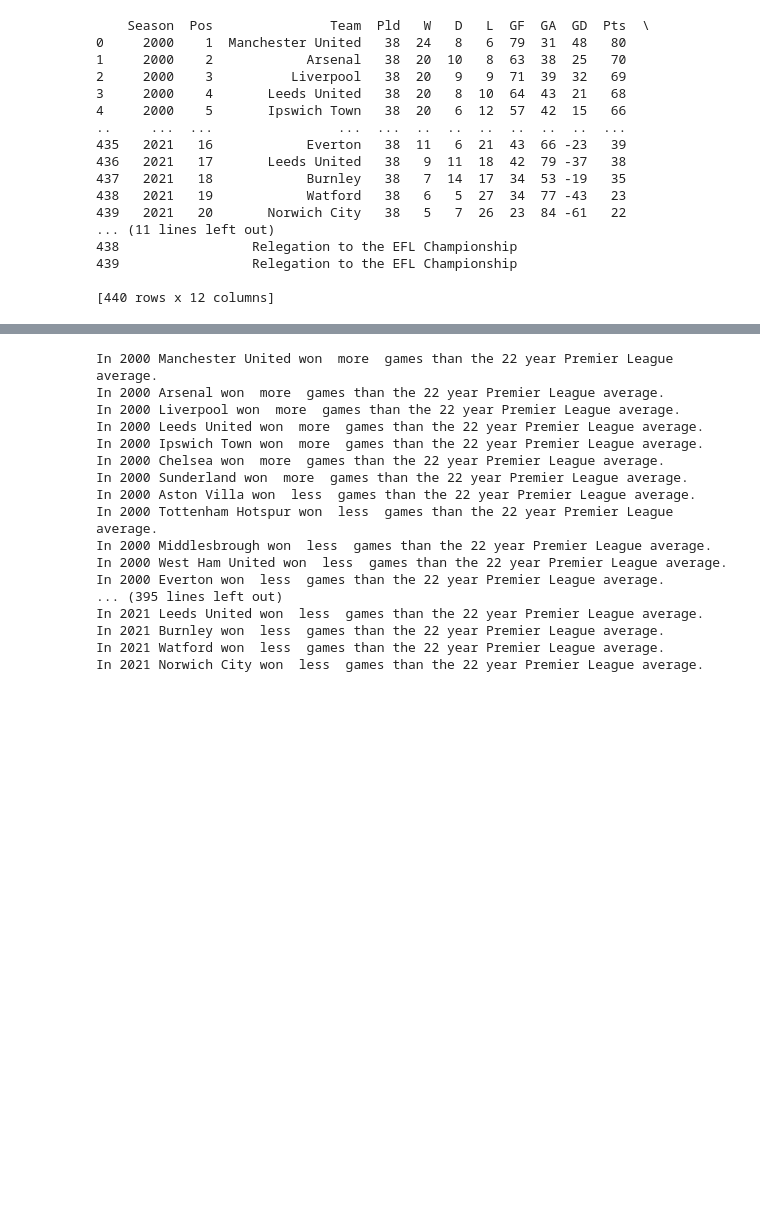
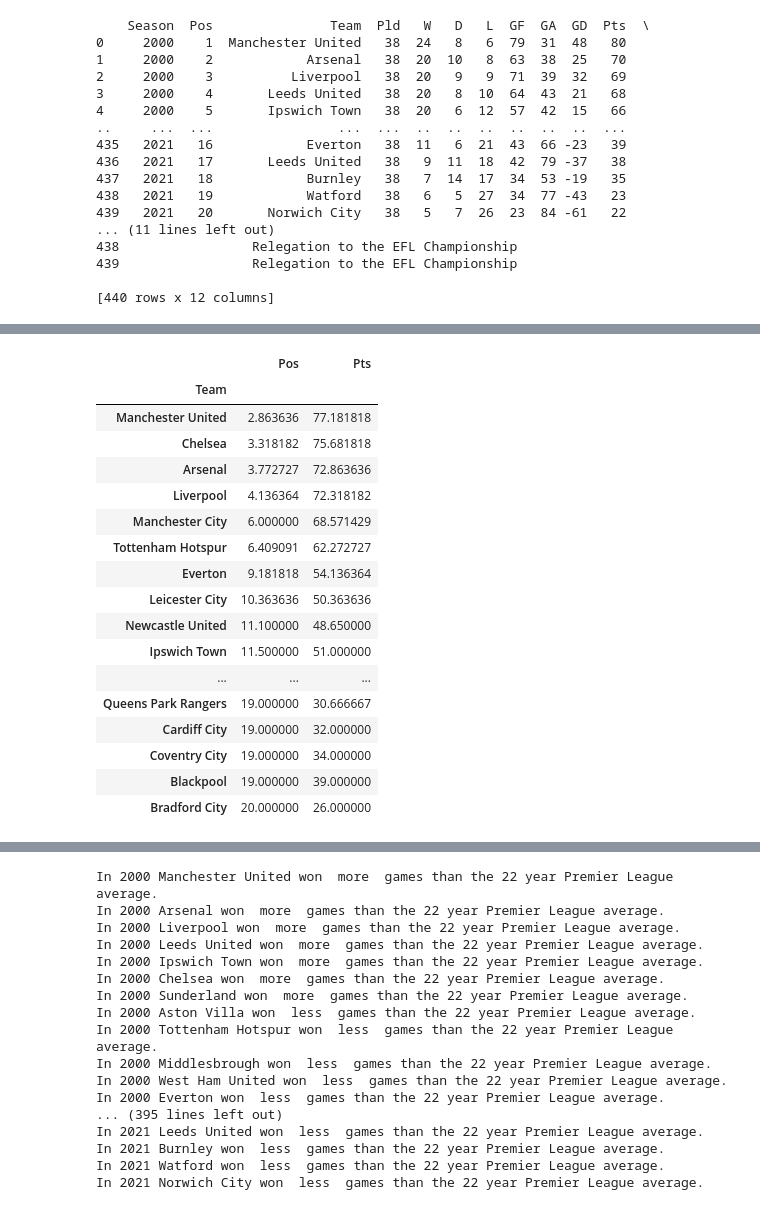
Before and after one commit to conortcahalane/UCDPythonProject, a Jupyter notebook: PremierLeagueAnalysis.ipynb, the cells around one changed output, grey strips where cells are left out. Drawn from its saved outputs; the diff is of its cells as text; code cells hidden in the pictures; blank space fills up the shorter version.

```diff
--- a/PremierLeagueAnalysis.ipynb
+++ b/PremierLeagueAnalysis.ipynb
@@ -440,0 +343,25 @@ MU_outer_merged
+# %%
+#View using grouping and sorting to see which team had the best league position and points average for the 22 seasons overall
+Teams_Grouped.sort_values(
+     by=["Pos", "Pts"],
+     ascending=True
+ )[["Pos", "Pts"]]
+# %% [output]
+|  | Pos | Pts |
+| Team |  |  |
+| Manchester United | 2.863636 | 77.181818 |
+| Chelsea | 3.318182 | 75.681818 |
+| Arsenal | 3.772727 | 72.863636 |
+| Liverpool | 4.136364 | 72.318182 |
+| Manchester City | 6.000000 | 68.571429 |
+| Tottenham Hotspur | 6.409091 | 62.272727 |
+| Everton | 9.181818 | 54.136364 |
+| Leicester City | 10.363636 | 50.363636 |
+| Newcastle United | 11.100000 | 48.650000 |
+| Ipswich Town | 11.500000 | 51.000000 |
+| ... | ... | ... |
+| Queens Park Rangers | 19.000000 | 30.666667 |
+| Cardiff City | 19.000000 | 32.000000 |
+| Coventry City | 19.000000 | 34.000000 |
+| Blackpool | 19.000000 | 39.000000 |
+| Bradford City | 20.000000 | 26.000000 |
```
Also changed, not shown: parts of 25 cells of this notebook, 2 other files.
